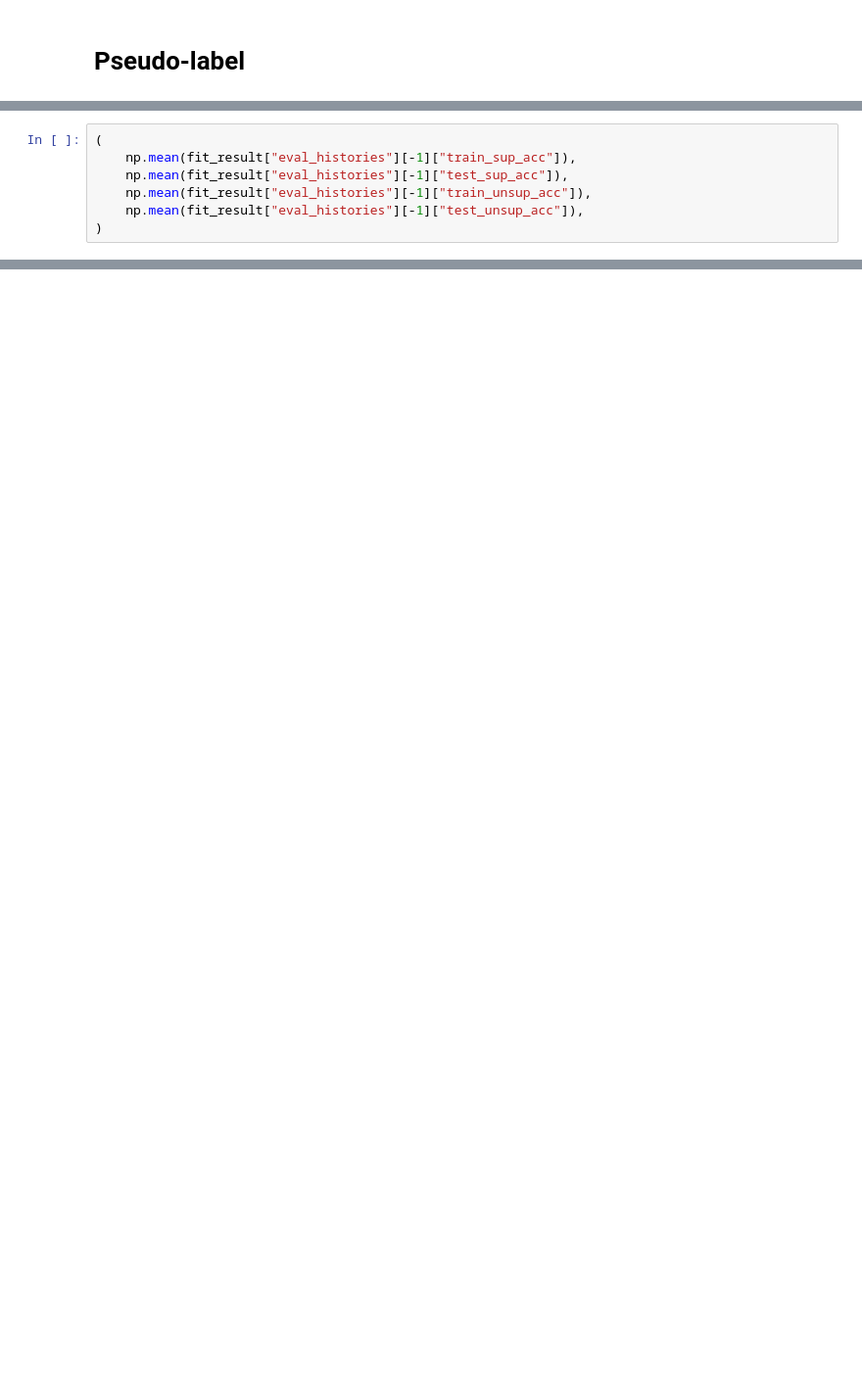
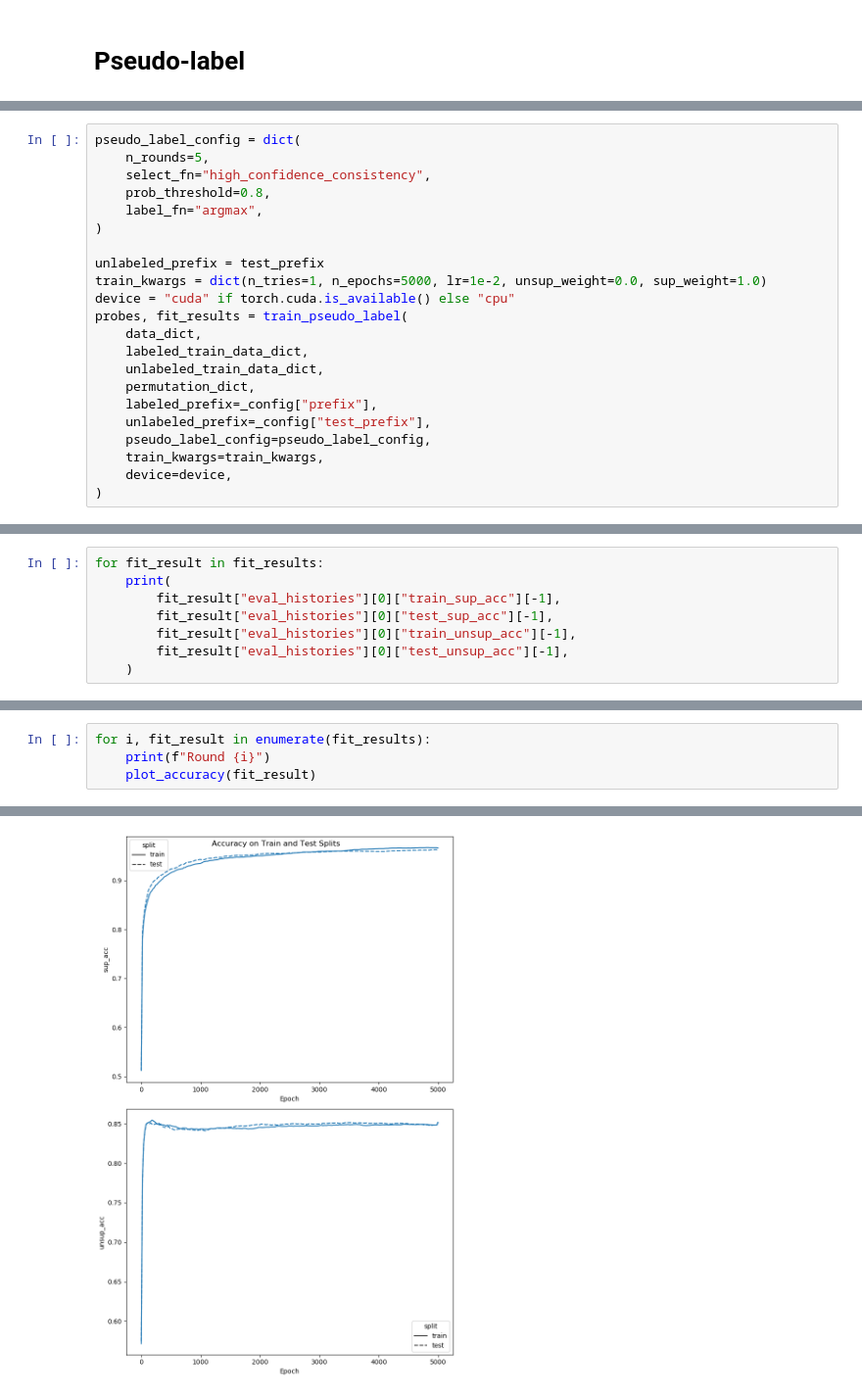
Before and after one commit to ebronstein/Exhaustive-CCS, a Jupyter notebook: ssl.ipynb, the cells around one changed output, grey strips where cells are left out. Shown at 98% size. Cells and saved outputs as stored; diff of their text form; blank space fills up the shorter version.

```diff
--- a/ssl.ipynb
+++ b/ssl.ipynb
@@ -192,0 +367,22 @@ Epoch 10000/10000, Loss: 0.1854689121246338
+# %%
+pseudo_label_config = dict(
+    n_rounds=5,
+    select_fn="high_confidence_consistency",
+    prob_threshold=0.8,
+    label_fn="argmax",
+)
+
+unlabeled_prefix = test_prefix
+train_kwargs = dict(n_tries=1, n_epochs=5000, lr=1e-2, unsup_weight=0.0, sup_weight=1.0)
+device = "cuda" if torch.cuda.is_available() else "cpu"
+probes, fit_results = train_pseudo_label(
+    data_dict,
+    labeled_train_data_dict,
+    unlabeled_train_data_dict,
+    permutation_dict,
+    labeled_prefix=_config["prefix"],
+    unlabeled_prefix=_config["test_prefix"],
+    pseudo_label_config=pseudo_label_config,
+    train_kwargs=train_kwargs,
+    device=device,
+)
@@ -193,8 +503,9 @@ Epoch 10000/10000, Loss: 0.1854689121246338
 # %%
-(
-    np.mean(fit_result["eval_histories"][-1]["train_sup_acc"]),
-    np.mean(fit_result["eval_histories"][-1]["test_sup_acc"]),
-    np.mean(fit_result["eval_histories"][-1]["train_unsup_acc"]),
-    np.mean(fit_result["eval_histories"][-1]["test_unsup_acc"]),
-)
+for fit_result in fit_results:
+    print(
+        fit_result["eval_histories"][0]["train_sup_acc"][-1],
+        fit_result["eval_histories"][0]["test_sup_acc"][-1],
+        fit_result["eval_histories"][0]["train_unsup_acc"][-1],
+        fit_result["eval_histories"][0]["test_unsup_acc"][-1],
+    )
 # %% [output]
@@ -377,0 +520,5 @@ plot_accuracy(fit_result_with_pseudolabels)
+# %%
+for i, fit_result in enumerate(fit_results):
+    print(f"Round {i}")
+    plot_accuracy(fit_result)
+# %% [output]
@@ -377,0 +526 @@ plot_accuracy(fit_result_with_pseudolabels)
+[figure, added]
```
Also changed, not shown: parts of 32 cells of this notebook.
